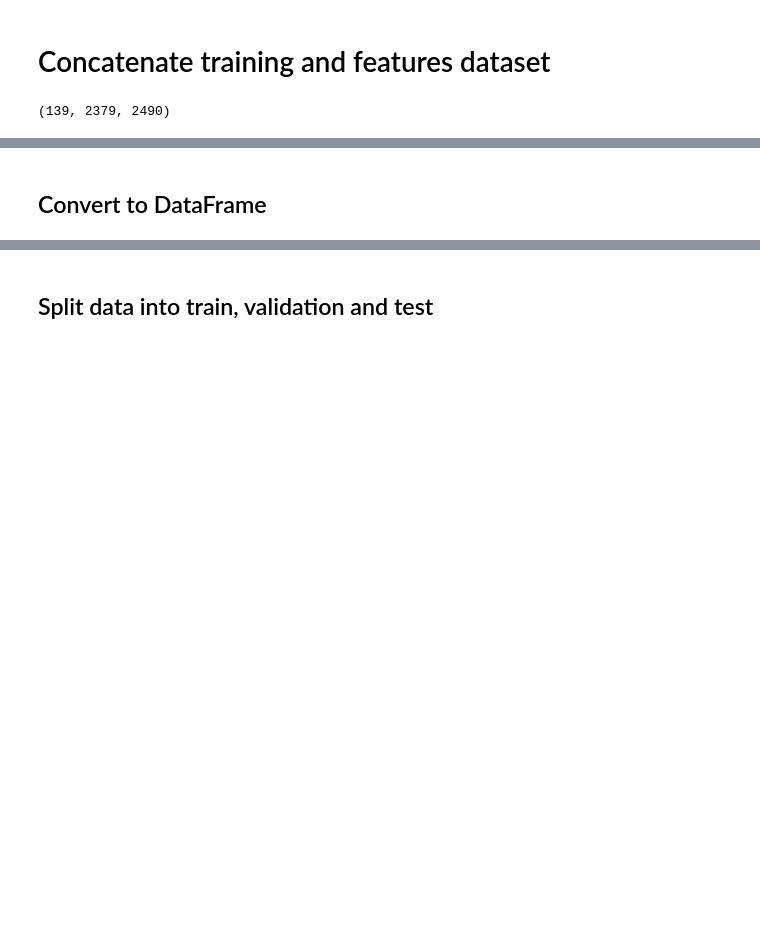
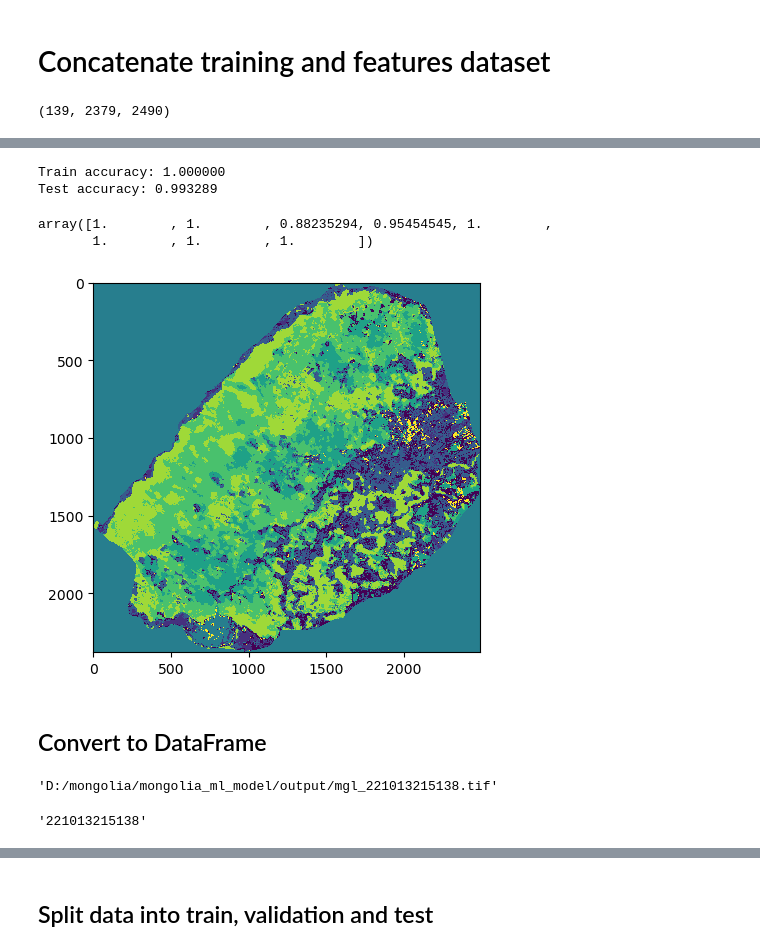
Before and after one commit to maxwellowusu/Grassland_Mongolia, a Jupyter notebook: mongolia_ml.ipynb, the cells around one changed output, grey strips where cells are left out. Cells and saved outputs as stored; diff of their text form; code cells hidden in the pictures; blank space fills up the shorter version.

```diff
--- a/mongolia_ml.ipynb
+++ b/mongolia_ml.ipynb
@@ -87,7 +87,12 @@ PATH_TR='D:/mongolia/mongolia_ml_model/train_mgl_2/train_mgl3.tif'
 Tr = rio.open(PATH_TR)
 data_loc = Tr.read()
 data_loc = np.array(data_loc)
+data_loc = data_loc.astype(int)
 #Print data shape
-data_loc.shape
+print(data_loc.shape)
+
+(unique, counts) = np.unique(data_loc, return_counts=True)
+frequencies = np.asarray((unique, counts)).T
+frequencies
 # %% [output]
 (1, 2379, 2490)
@@ -103,0 +150,7 @@ data.shape
+# %%
+# Split into train / test data.
+from sklearn.model_selection import train_test_split
+test_size = 0.3
+x = np.transpose(x)
+y = np.transpose(y)
+x_train, x_test, y_train, y_test = train_test_split(x,y, test_size=test_size)
@@ -103,0 +164,35 @@ data.shape
+# %%
+model_rf = RandomForestClassifier()
+model_rf.fit(x_train, y_train)
+
+pred = model_rf.predict(x_train)
+acc_train = accuracy_score(y_train, pred)
+print(("Train accuracy: %f") % (acc_train))
+
+pred = model_rf.predict(x_test)
+acc_test = accuracy_score(y_test, pred)
+print(("Test accuracy: %f") % (acc_test))
+# %% [output]
+Train accuracy: 1.000000
+Test accuracy: 0.993289
+# %%
+cm = confusion_matrix(y_test, pred)
+cm = cm.astype('float') / cm.sum(axis=1)[:, np.newaxis]
+cm.diagonal()
+# %% [output]
+array([1.        , 1.        , 0.88235294, 0.95454545, 1.        ,
+       1.        , 1.        , 1.        ])
+# %%
+# Make predition
+map_x = np.transpose(data[1:,...])
+map_x = np.nan_to_num(map_x)
+pred_map = model_rf.predict(map_x)
+pred_map = pred_map.reshape(h, w)
+# %%
+from matplotlib.pyplot import figure
+import matplotlib.patches as mpatches
+
+plt.imshow(pred_map, interpolation='nearest')
+plt.show()
+# %% [output]
+[figure, added]
@@ -104,5 +227,18 @@ data.shape
 # %% [markdown]
 ## Convert to DataFrame
+# %%
+filename = 'mgl'
+out_file = out_file = f"{directory}/{filename}_{time}.tif"
+out_file
+# %% [output]
+'D:/mongolia/mongolia_ml_model/output/mgl_221013215138.tif'
+# %%
+import datetime
+x = datetime.datetime.now()
+time = x.strftime("%y%m%d%H%M%S")
+time
+# %% [output]
+'221013215138'
 # %%
 target = ['class']
 # Get band names
```
Also changed, not shown: parts of 8 cells of this notebook.
